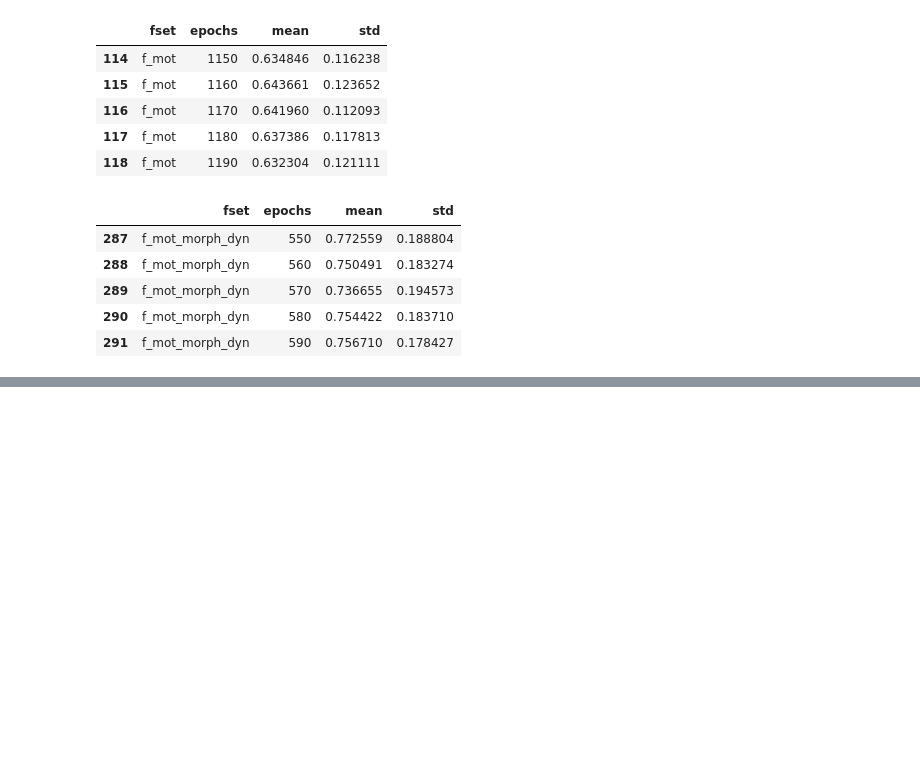
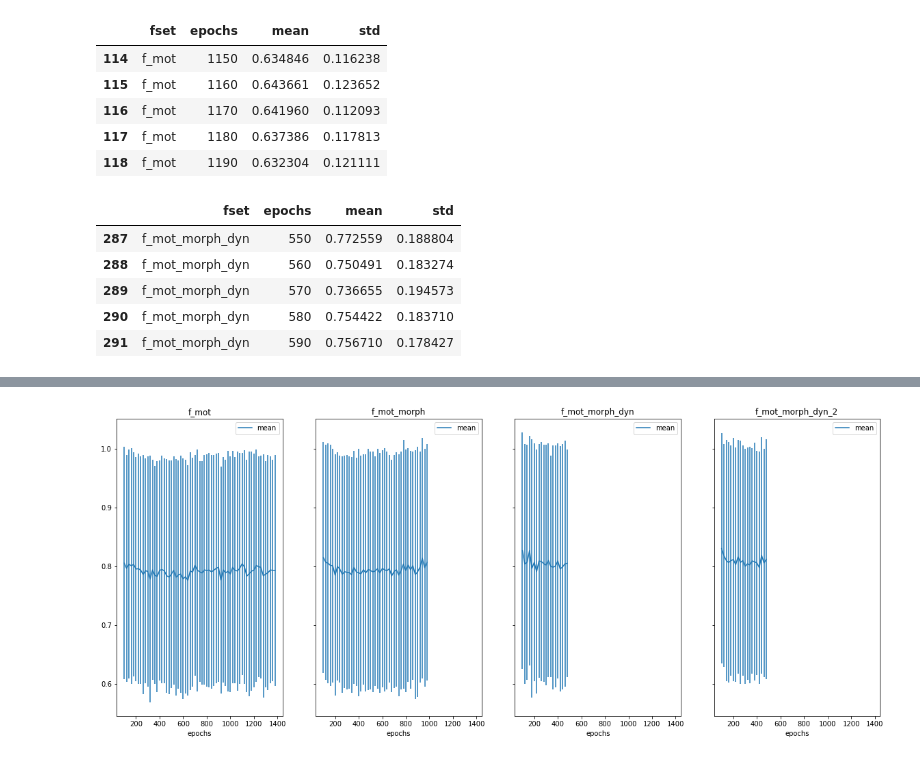
Before and after one commit to redchuk/n_track_ML, a Jupyter notebook: notebooks/plot_epoch_loop_outputs.ipynb, the cells around one changed output, grey strips where cells are left out. Drawn from its saved outputs; the diff is of its cells as text; code cells hidden in the pictures; blank space fills up the shorter version.

Commit message:
add function to read output files

```diff
--- a/notebooks/plot_epoch_loop_outputs.ipynb
+++ b/notebooks/plot_epoch_loop_outputs.ipynb
@@ -21,5 +18,14 @@ scores_all = pd.concat(scores_all)
+# %%
+output_dirs = ['/proj/hajaalin/Projects/n_track_ML/output/cross-validation/le_k15_f1', \
+               '/proj/hajaalin/Projects/n_track_ML/output/cross-validation/le_k15_f2', \
+               '/proj/hajaalin/Projects/n_track_ML/output/cross-validation/le_k15_f3']
+
+output_dirs_norm = ['/proj/hajaalin/Projects/n_track_ML/output/cross-validation/le_norm_k20_f1', \
+                    '/proj/hajaalin/Projects/n_track_ML/output/cross-validation/le_norm_k20_f2', \
+                    '/proj/hajaalin/Projects/n_track_ML/output/cross-validation/le_norm_k20_f3', \
+                    '/proj/hajaalin/Projects/n_track_ML/output/cross-validation/le_norm_k20_f4']
 # %%
-df = scores_all.copy()
+df = read_output_files(output_dirs)
 print(df['dir'].unique())
 print(df['fset'].unique())
 print(df['cv'].unique())
@@ -84,3 +90,6 @@ grp[grp['fset']=='f_mot_morph_dyn'].tail()
 | 289 | f_mot_morph_dyn | 570 | 0.736655 | 0.194573 |
 | 290 | f_mot_morph_dyn | 580 | 0.754422 | 0.183710 |
 | 291 | f_mot_morph_dyn | 590 | 0.756710 | 0.178427 |
+# %%
+dfn = read_output_files(output_dirs_norm)
+dfn.head()
@@ -86,0 +103,4 @@ grp[grp['fset']=='f_mot_morph_dyn'].tail()
+# %%
+
+grp = dfn.groupby(['fset','epochs'])['accuracy'].agg(['mean','std']).reset_index()
+grp.head()
@@ -86,0 +114,13 @@ grp[grp['fset']=='f_mot_morph_dyn'].tail()
+# %%
+import matplotlib.pyplot as plt
+
+fig, axs = plt.subplots(1,4, sharex=True, sharey=True)
+fig.set_size_inches(20,8)
+i=0
+for fset in grp['fset'].unique():
+    #print(fset)
+
+    grp[grp['fset']==fset].plot('epochs', yerr='std', label='mean', title=fset, ax=axs[i])
+    i = i+1
+# %% [output]
+[figure, added]
```
Also changed, not shown: parts of 4 cells of this notebook.
